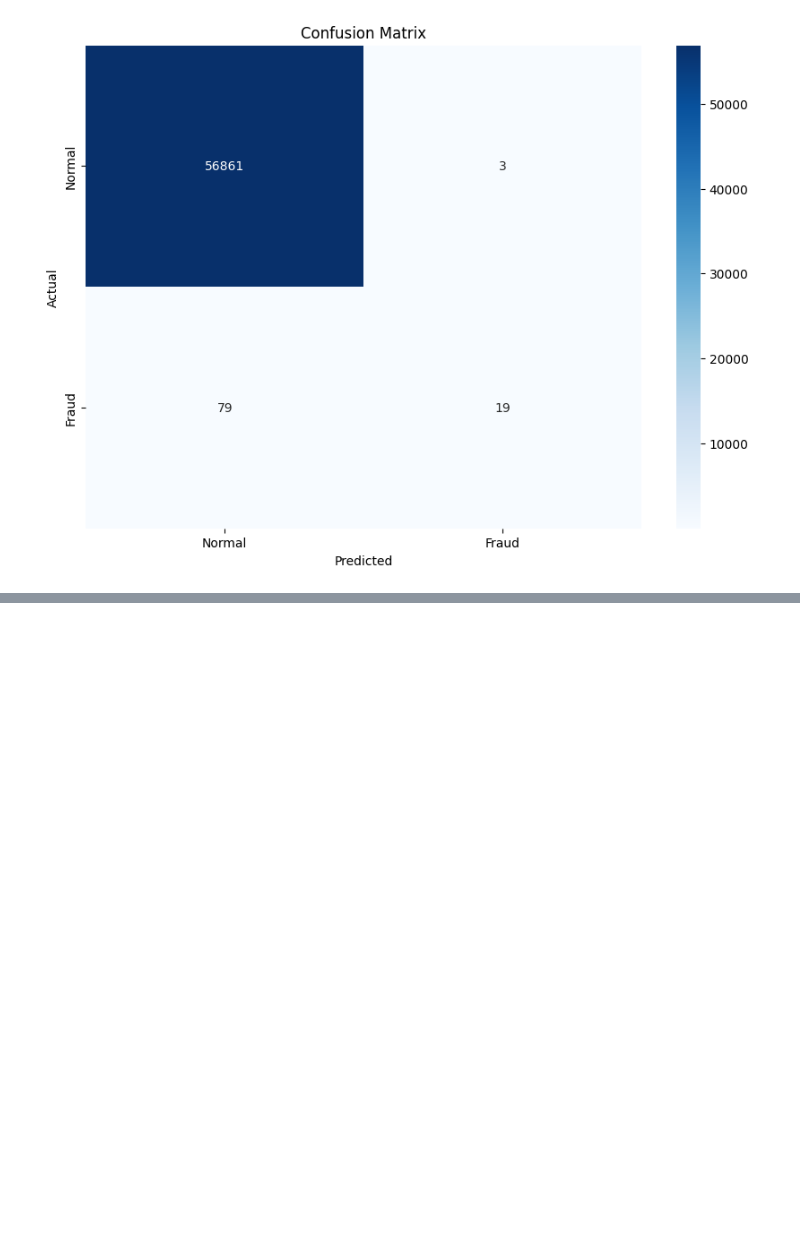
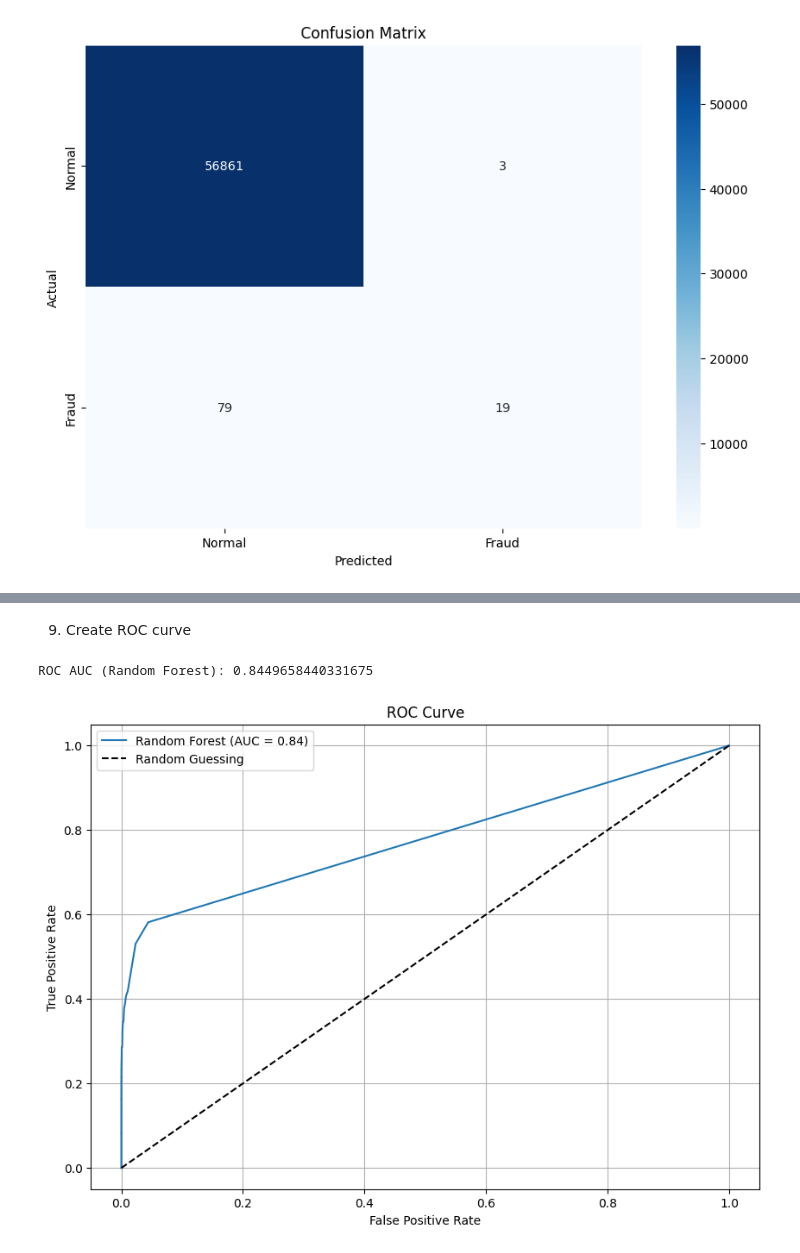
Before and after one commit to Mamun-04/Credit_card_fraud, a Jupyter notebook: credit_card.ipynb, the cells around one changed output, grey strips where cells are left out. Cells and saved outputs as stored; diff of their text form; code cells hidden in the pictures; blank space fills up the shorter version.

```diff
--- a/credit_card.ipynb
+++ b/credit_card.ipynb
@@ -114,0 +168,23 @@ weighted avg       1.00      1.00      1.00     56962
+# %% [markdown]
+9. Create ROC curve
+# %%
+from sklearn.metrics import roc_auc_score
+
+print("ROC AUC (Random Forest):", roc_auc_score(y_test, y_scores_rf))
+
+
+# Plotting ROC Curve
+from sklearn.metrics import roc_curve
+fpr_rf, tpr_rf, _ = roc_curve(y_test, y_scores)
+plt.figure(figsize=(10, 7))
+plt.plot(fpr_rf, tpr_rf, label='Random Forest (AUC = {:.2f})'.format(roc_auc_score(y_test, y_scores_rf)))
+plt.plot([0, 1], [0, 1], 'k--', label='Random Guessing')
+plt.xlabel('False Positive Rate')
+plt.ylabel('True Positive Rate')
+plt.title('ROC Curve')
+plt.legend()
+plt.grid(True)
+plt.show()
+# %% [output]
+ROC AUC (Random Forest): 0.8449658440331675
+[figure, added]
```
Also changed, not shown: parts of 21 cells of this notebook.
